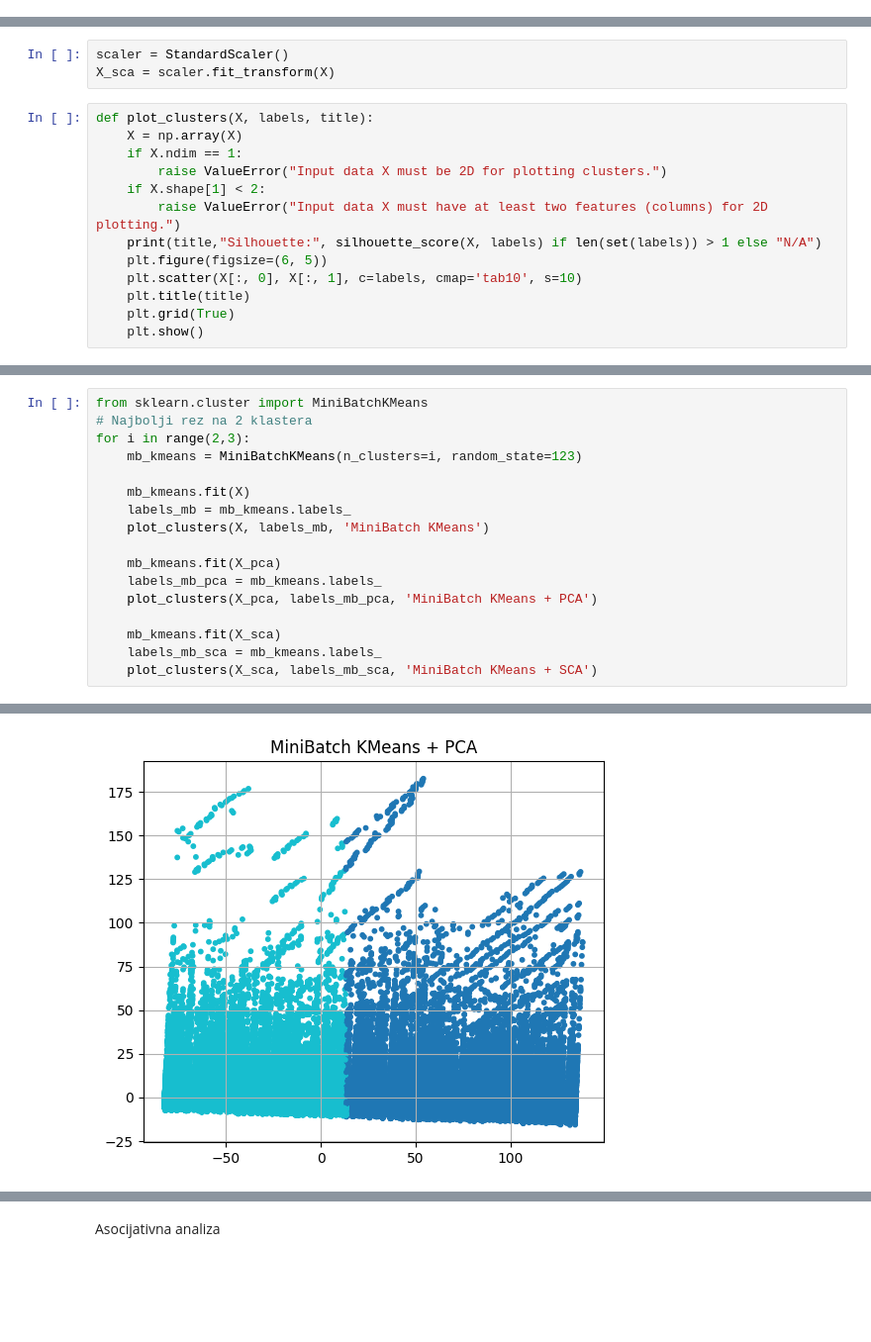
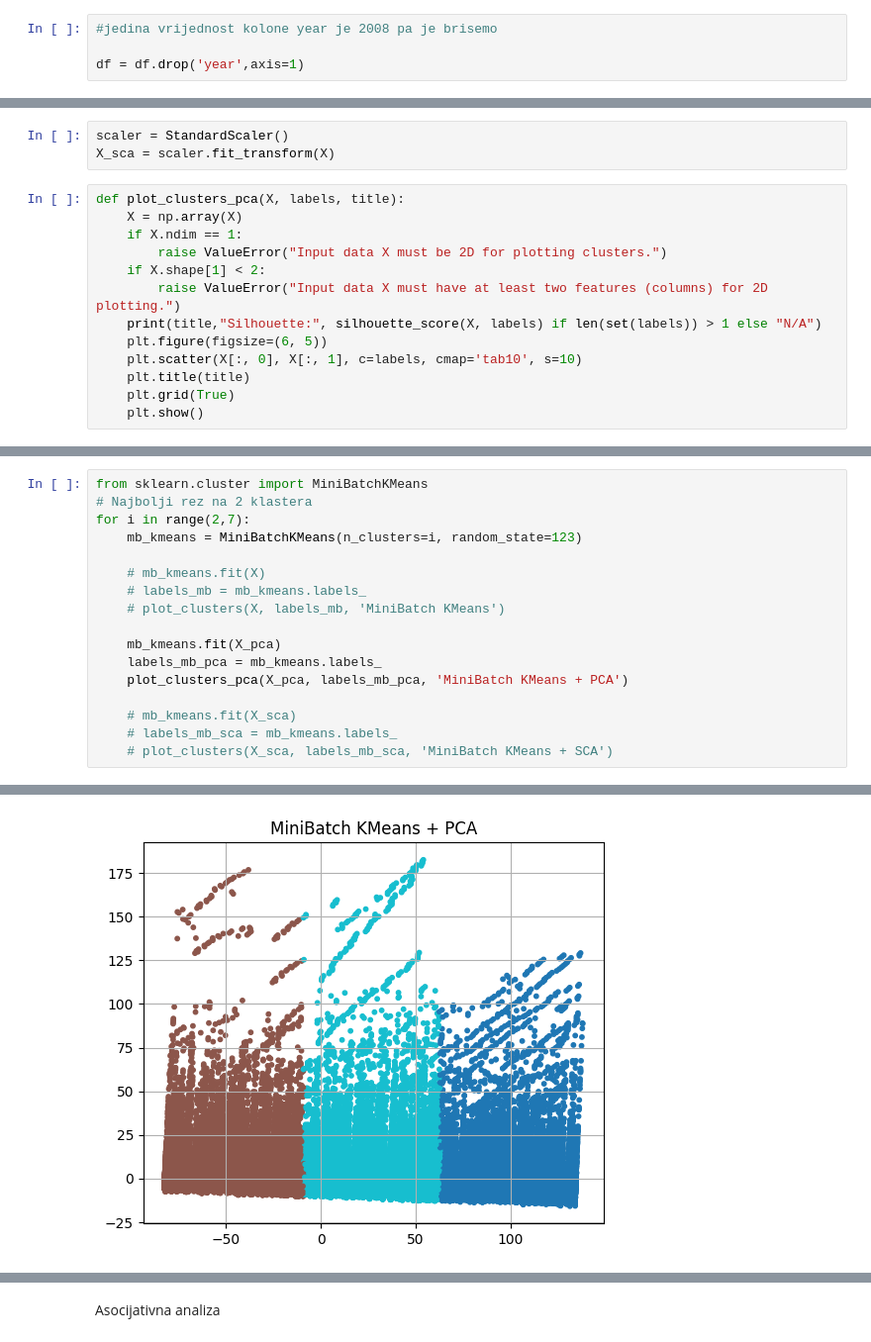
Before and after one commit to NikolaDjajic/Diplomski, a Jupyter notebook: clickstream_clustering.ipynb, the cells around one changed output, grey strips where cells are left out. Shown at 99% size. Cells and saved outputs as stored; diff of their text form; blank space fills up the shorter version.

```diff
--- a/clickstream_clustering.ipynb
+++ b/clickstream_clustering.ipynb
@@ -54,0 +44,4 @@ X
+# %%
+#jedina vrijednost kolone year je 2008 pa je brisemo
+
+df = df.drop('year',axis=1)
@@ -59,7 +69,7 @@ X_pca = pca.fit_transform(X)
 scaler = StandardScaler()
 X_sca = scaler.fit_transform(X)
 # %%
-def plot_clusters(X, labels, title):
+def plot_clusters_pca(X, labels, title):
     X = np.array(X)
     if X.ndim == 1:
         raise ValueError("Input data X must be 2D for plotting clusters.")
@@ -74,18 +99,18 @@ def plot_clusters(X, labels, title):
 # %%
 from sklearn.cluster import MiniBatchKMeans
 # Najbolji rez na 2 klastera
-for i in range(2,3):
+for i in range(2,7):
     mb_kmeans = MiniBatchKMeans(n_clusters=i, random_state=123)
 
-    mb_kmeans.fit(X)
-    labels_mb = mb_kmeans.labels_
-    plot_clusters(X, labels_mb, 'MiniBatch KMeans')
+    # mb_kmeans.fit(X)
+    # labels_mb = mb_kmeans.labels_
+    # plot_clusters(X, labels_mb, 'MiniBatch KMeans')
 
     mb_kmeans.fit(X_pca)
     labels_mb_pca = mb_kmeans.labels_
-    plot_clusters(X_pca, labels_mb_pca, 'MiniBatch KMeans + PCA')
+    plot_clusters_pca(X_pca, labels_mb_pca, 'MiniBatch KMeans + PCA')
 
-    mb_kmeans.fit(X_sca)
-    labels_mb_sca = mb_kmeans.labels_
-    plot_clusters(X_sca, labels_mb_sca, 'MiniBatch KMeans + SCA')
+    # mb_kmeans.fit(X_sca)
+    # labels_mb_sca = mb_kmeans.labels_
+    # plot_clusters(X_sca, labels_mb_sca, 'MiniBatch KMeans + SCA')
 # %% [output]
@@ -95 +120 @@ MiniBatch KMeans + PCA Silhouette: 0.6242751984438519
-[figure, old version]
+[figure, new version]
```
Also changed, not shown: parts of 20 cells of this notebook, 1 other file.
